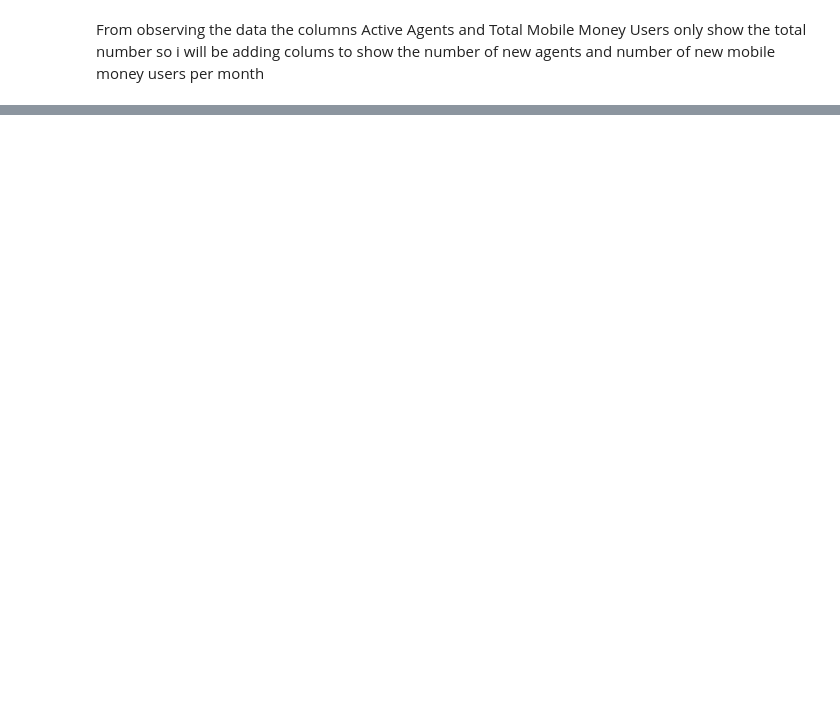
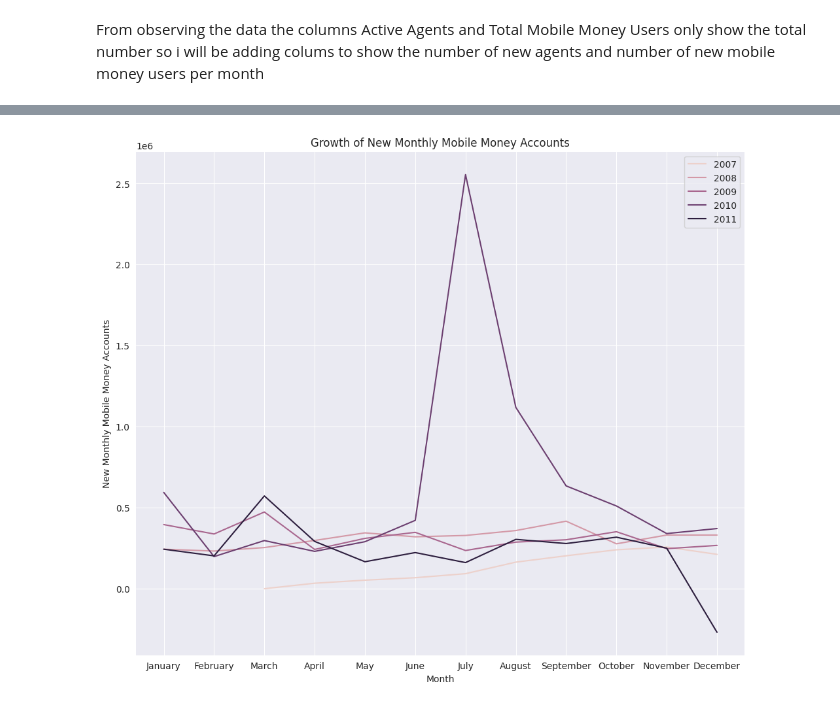
Before and after one commit to Murega14/Value-of-Transactions, a Jupyter notebook: transactions.ipynb, the cells around one changed output, grey strips where cells are left out. Cells and saved outputs as stored; diff of their text form; code cells hidden in the pictures; blank space fills up the shorter version.

```diff
--- a/transactions.ipynb
+++ b/transactions.ipynb
@@ -119,0 +173,23 @@ df.head(10)
+# %%
+#visualizing the growth of registered mobile money accounts
+
+#setting the figure size
+import seaborn as sns
+plt.figure(figsize=(12,10))
+
+#defining color palette
+colors = ['#1f77b4', '#ff7f0e', '#2ca02c', '#d62728', '#9467bd', '#8c564b', '#e377c2', '#7f7f7f', '#bcbd22', '#17becf']
+sns.set_palette(sns.color_palette(colors))
+
+#creating the plot
+sns.lineplot(x="Month", y="New Monthly Mobile Money Accounts", hue="Year", data=period_one)
+plt.title("Growth of New Monthly Mobile Money Accounts")
+sns.despine(left=True)
+plt.legend(loc='upper right')
+plt.xlabel("Month")
+plt.ylabel("New Monthly Mobile Money Accounts")
+plt.grid(True)
+
+plt.show()
+# %% [output]
+[figure, added]
```
Also changed, not shown: parts of 7 cells of this notebook.
